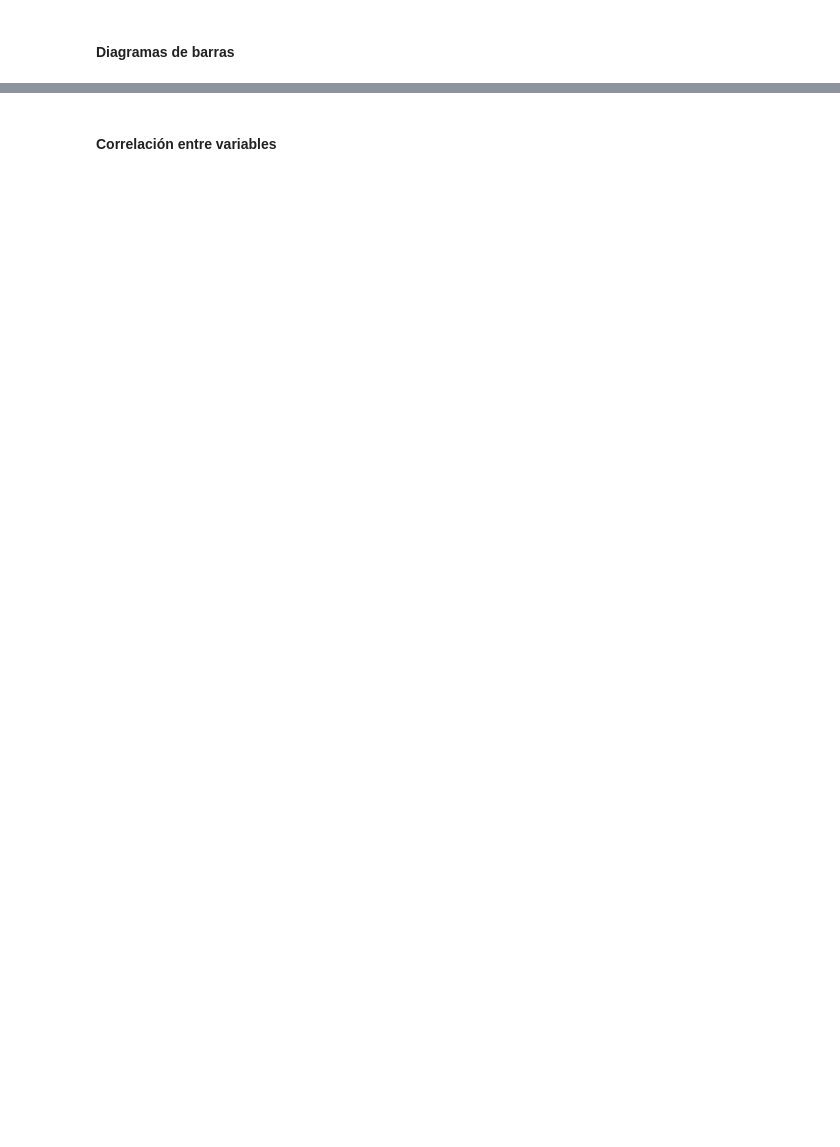
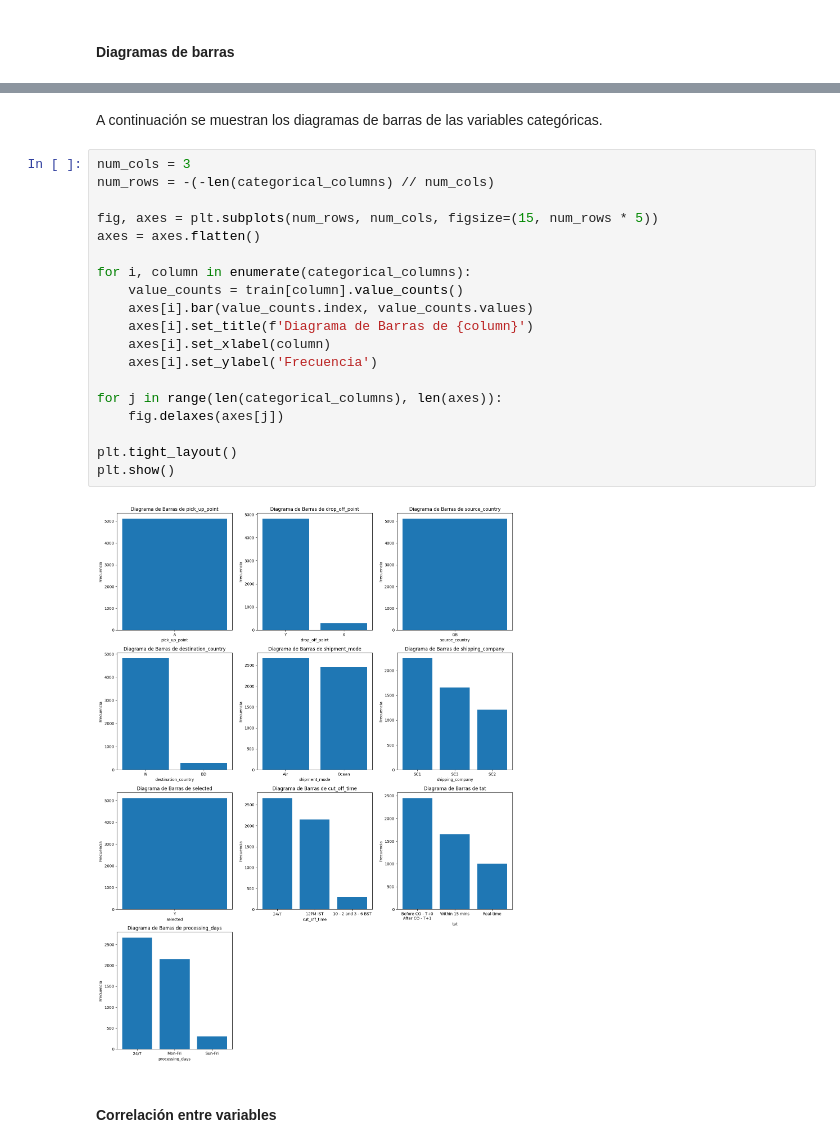
Before and after one commit to dtote/shipping-optimization-challenge, a Jupyter notebook: svr.ipynb, the cells around one changed output, grey strips where cells are left out. Saved outputs shown, nothing was run; the diff lists cells and outputs as text; blank space fills up the shorter version.

```diff
--- a/svr.ipynb
+++ b/svr.ipynb
@@ -364,2 +485,25 @@ El resto de variables que toman de de 2 a 3 valores distintos habría que analiz
+# %% [markdown]
+A continuación se muestran los diagramas de barras de las variables categóricas.
+# %%
+num_cols = 3
+num_rows = -(-len(categorical_columns) // num_cols)
+
+fig, axes = plt.subplots(num_rows, num_cols, figsize=(15, num_rows * 5))
+axes = axes.flatten()
+
+for i, column in enumerate(categorical_columns):
+    value_counts = train[column].value_counts()
+    axes[i].bar(value_counts.index, value_counts.values)
+    axes[i].set_title(f'Diagrama de Barras de {column}')
+    axes[i].set_xlabel(column)
+    axes[i].set_ylabel('Frecuencia')
+
+for j in range(len(categorical_columns), len(axes)):
+    fig.delaxes(axes[j])
+
+plt.tight_layout()
+plt.show()
+# %% [output]
+[figure, added]
 # %% [markdown]
 #### Correlación entre variables
```
Also changed, not shown: parts of 50 cells of this notebook.
